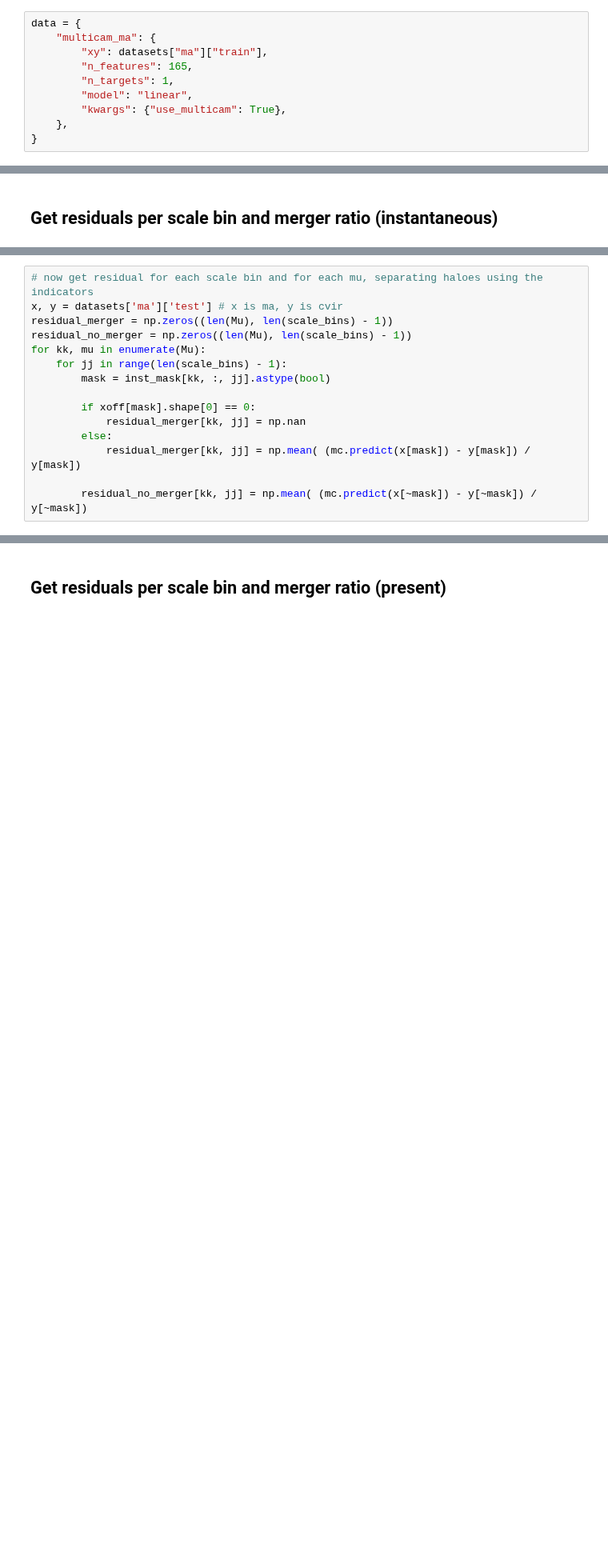
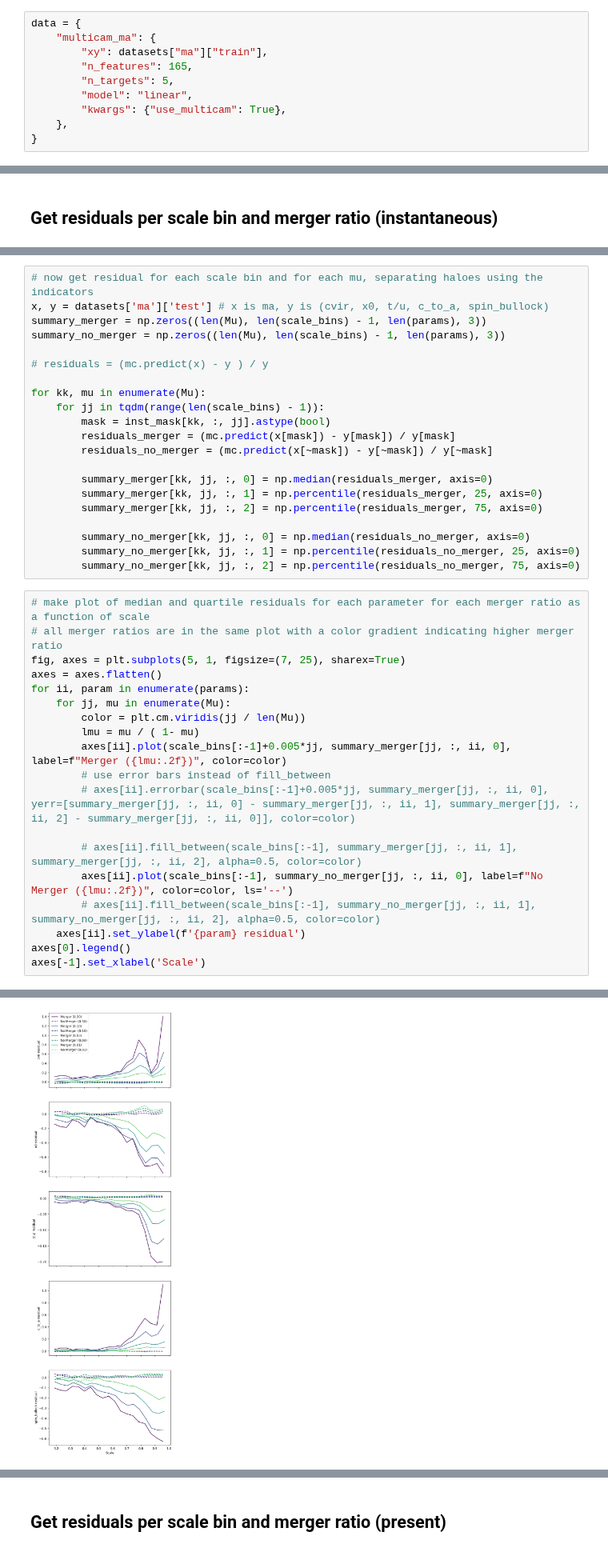
Before and after one commit to ismael-mendoza/nbody-relaxed, a Jupyter notebook: notebooks/current/mm-bins-pred.ipynb, the cells around one changed output, grey strips where cells are left out. Shown at 80% size. Drawn from its saved outputs; the diff is of its cells as text; blank space fills up the shorter version.

Commit message:
added additional quantities merger response function

```diff
--- a/notebooks/current/mm-bins-pred.ipynb
+++ b/notebooks/current/mm-bins-pred.ipynb
@@ -122,7 +117,7 @@ data = {
     "multicam_ma": {
         "xy": datasets["ma"]["train"],
         "n_features": 165,
-        "n_targets": 1,
+        "n_targets": 5,
         "model": "linear",
         "kwargs": {"use_multicam": True},
     },
@@ -142,15 +143,41 @@ np.abs(cvir_mean - cvir_pred_mean) / np.abs(cvir_mean) * 100 # very low error
 # %%
 # now get residual for each scale bin and for each mu, separating haloes using the indicators
-x, y = datasets['ma']['test'] # x is ma, y is cvir
-residual_merger = np.zeros((len(Mu), len(scale_bins) - 1))
-residual_no_merger = np.zeros((len(Mu), len(scale_bins) - 1))
+x, y = datasets['ma']['test'] # x is ma, y is (cvir, x0, t/u, c_to_a, spin_bullock)
+summary_merger = np.zeros((len(Mu), len(scale_bins) - 1, len(params), 3))
+summary_no_merger = np.zeros((len(Mu), len(scale_bins) - 1, len(params), 3))
+
+# residuals = (mc.predict(x) - y ) / y
+
 for kk, mu in enumerate(Mu):
-    for jj in range(len(scale_bins) - 1):
+    for jj in tqdm(range(len(scale_bins) - 1)):
         mask = inst_mask[kk, :, jj].astype(bool)
+        residuals_merger = (mc.predict(x[mask]) - y[mask]) / y[mask]
+        residuals_no_merger = (mc.predict(x[~mask]) - y[~mask]) / y[~mask]
 
-        if xoff[mask].shape[0] == 0:
-            residual_merger[kk, jj] = np.nan
-        else:
-            residual_merger[kk, jj] = np.mean( (mc.predict(x[mask]) - y[mask]) / y[mask])
+        summary_merger[kk, jj, :, 0] = np.median(residuals_merger, axis=0)
+        summary_merger[kk, jj, :, 1] = np.percentile(residuals_merger, 25, axis=0)
+        summary_merger[kk, jj, :, 2] = np.percentile(residuals_merger, 75, axis=0)
 
-        residual_no_merger[kk, jj] = np.mean( (mc.predict(x[~mask]) - y[~mask]) / y[~mask])
+        summary_no_merger[kk, jj, :, 0] = np.median(residuals_no_merger, axis=0)
+        summary_no_merger[kk, jj, :, 1] = np.percentile(residuals_no_merger, 25, axis=0)
+        summary_no_merger[kk, jj, :, 2] = np.percentile(residuals_no_merger, 75, axis=0)
+# %%
+# make plot of median and quartile residuals for each parameter for each merger ratio as a function of scale
+# all merger ratios are in the same plot with a color gradient indicating higher merger ratio
+fig, axes = plt.subplots(5, 1, figsize=(7, 25), sharex=True)
+axes = axes.flatten()
+for ii, param in enumerate(params):
+    for jj, mu in enumerate(Mu):
+        color = plt.cm.viridis(jj / len(Mu))
+        lmu = mu / ( 1- mu)
+        axes[ii].plot(scale_bins[:-1]+0.005*jj, summary_merger[jj, :, ii, 0], label=f"Merger ({lmu:.2f})", color=color)
+        # use error bars instead of fill_between
+        # axes[ii].errorbar(scale_bins[:-1]+0.005*jj, summary_merger[jj, :, ii, 0], yerr=[summary_merger[jj, :, ii, 0] - summary_merger[jj, :, ii, 1], summary_merger[jj, :, ii, 2] - summary_merger[jj, :, ii, 0]], color=color)
+
+        # axes[ii].fill_between(scale_bins[:-1], summary_merger[jj, :, ii, 1], summary_merger[jj, :, ii, 2], alpha=0.5, color=color)
+        axes[ii].plot(scale_bins[:-1], summary_no_merger[jj, :, ii, 0], label=f"No Merger ({lmu:.2f})", color=color, ls='--')
+        # axes[ii].fill_between(scale_bins[:-1], summary_no_merger[jj, :, ii, 1], summary_no_merger[jj, :, ii, 2], alpha=0.5, color=color)
+    axes[ii].set_ylabel(f'{param} residual')
+axes[0].legend()
+axes[-1].set_xlabel('Scale')
+# %% [output]
@@ -157 +185,2 @@ for kk, mu in enumerate(Mu):
+[figure, added]
 # %%
```
Also changed, not shown: parts of 11 cells of this notebook.
